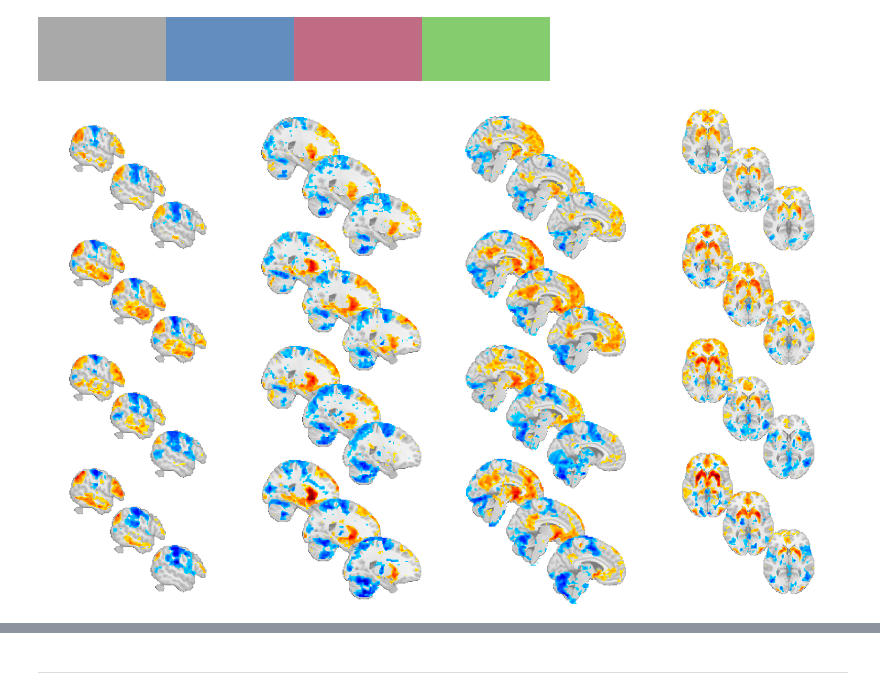
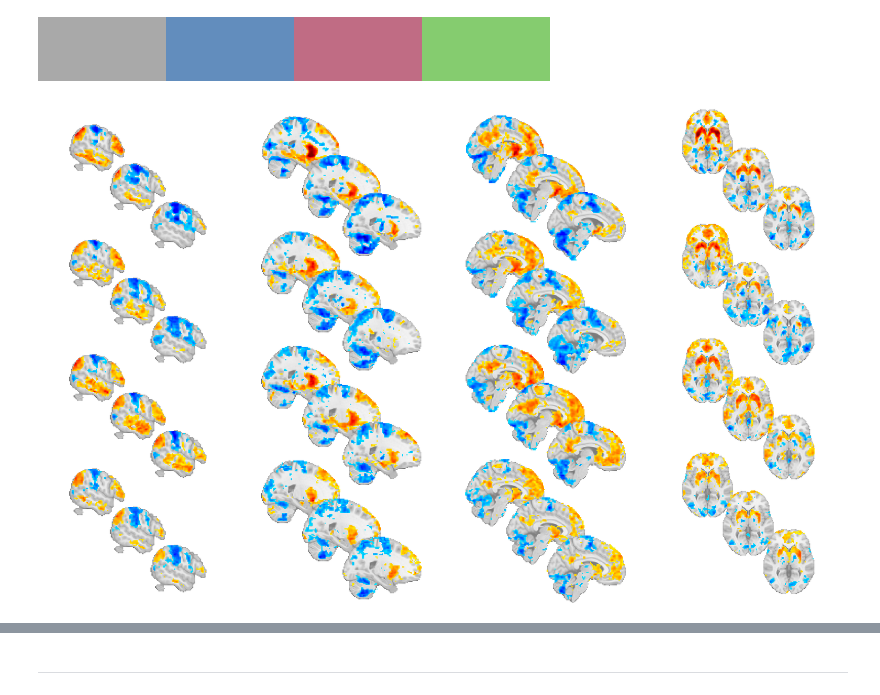
Before and after one commit to psb629/CommonLab, a Jupyter notebook: GP/scripts/fMRI.slice_cut.ipynb, the cells around one changed output, grey strips where cells are left out. Cells and saved outputs as stored; diff of their text form; code cells hidden in the pictures.

```diff
--- a/GP/scripts/fMRI.slice_cut.ipynb
+++ b/GP/scripts/fMRI.slice_cut.ipynb
@@ -137,7 +137,7 @@ for row, group in enumerate(['no_stim', 'DLPFC_cTBS', 'M1_cTBS', 'DLPFC_20Hz']):
             idx = rr + col*nruns + row*ncols*nruns
             ax = axs[idx]
             x = 1.0*col + 0.20*(rr+1)
-            y = 0.75*row - 0.25*(rr+1)
+            y = 2.2 - 0.75*row - 0.25*(rr+1)
             ax.set_position([x, y, w, h])
 
             if group =='no_stim':
@@ -160,35 +160,35 @@ for row, group in enumerate(['no_stim', 'DLPFC_cTBS', 'M1_cTBS', 'DLPFC_20Hz']):
                 cmap='jet', colorbar=False,
                 axes=ax,
             )
             # g.annotate(positions=True if run=='r01' else False, size=22 if run=='r01' else 0)
             # ax.text(0.5,0.5,'(%d,%d)'%(row+1,col+1))
             # for text in g.annotate_ax.texts:
             #     text.set_fontsize(20)
 
         ## axial
         for coord in view_cut['axial']:
             col = 3
             idx = rr + col*nruns + row*ncols*nruns
             ax = axs[idx]
             x = 1.0*col + 0.20*(rr+1)
-            y = 0.75*row - 0.25*(rr+1)
+            y = 2.2 - 0.75*row - 0.25*(rr+1)
             ax.set_position([x, y, w, h])
 
             img_stat = fname_Zscr
 
             g = plotting.plot_stat_map(
                 img_stat,
                 threshold=thresh,
                 display_mode='z',
                 black_bg=False,
                 cut_coords=[coord], annotate=False,
                 vmax=6.5,
                 cmap='jet', colorbar=False,
                 axes=ax
             )
             # g.annotate(positions=True if run=='r01' else False, size=22 if run!='r01' else 0)
 # %% [output]
-[figure, old version]
+[figure, new version]
 # %%
 ## 최대 최소 설정
 vmax = 6.5
```
Also changed, not shown: parts of 2 cells of this notebook, 1 other file.
